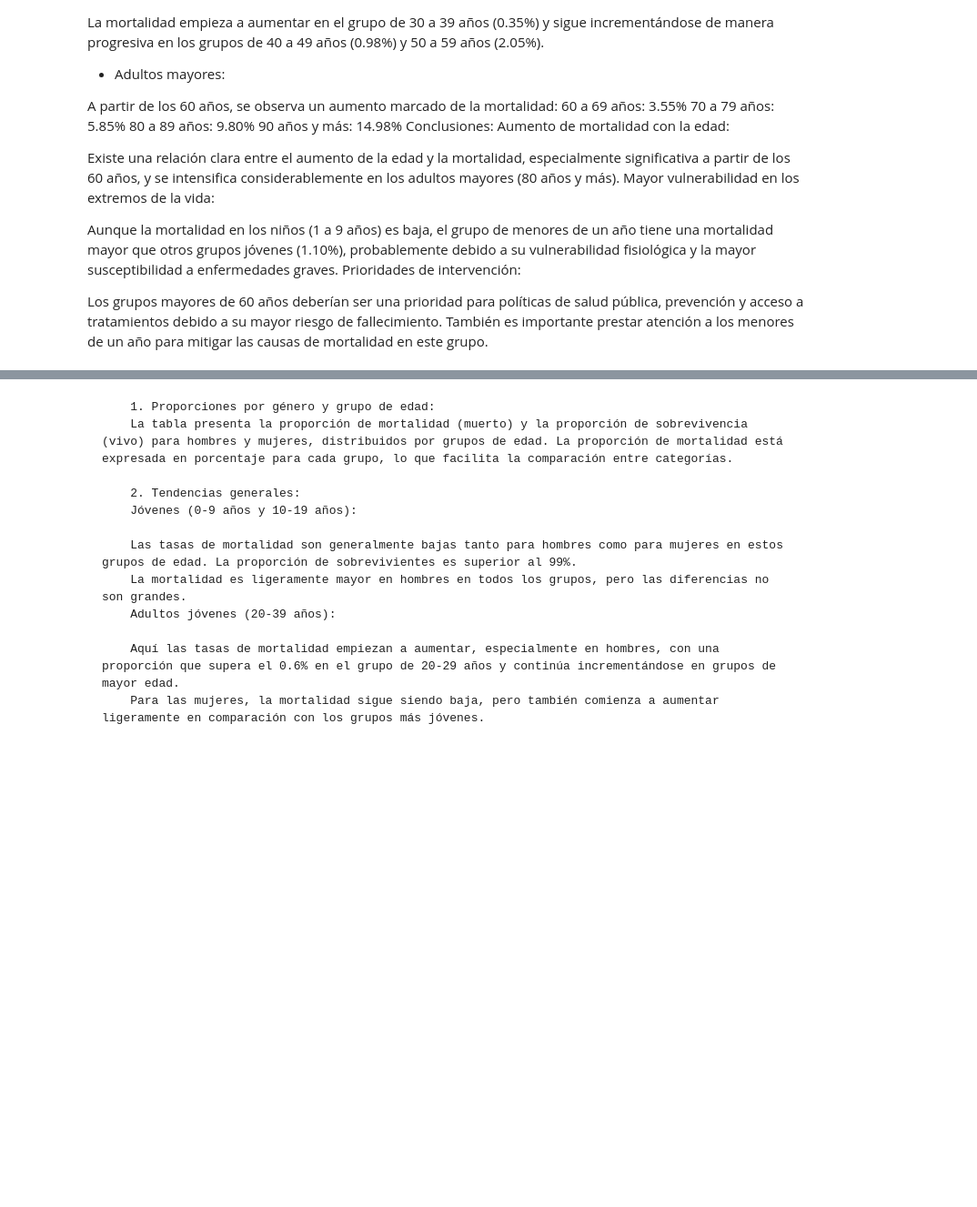
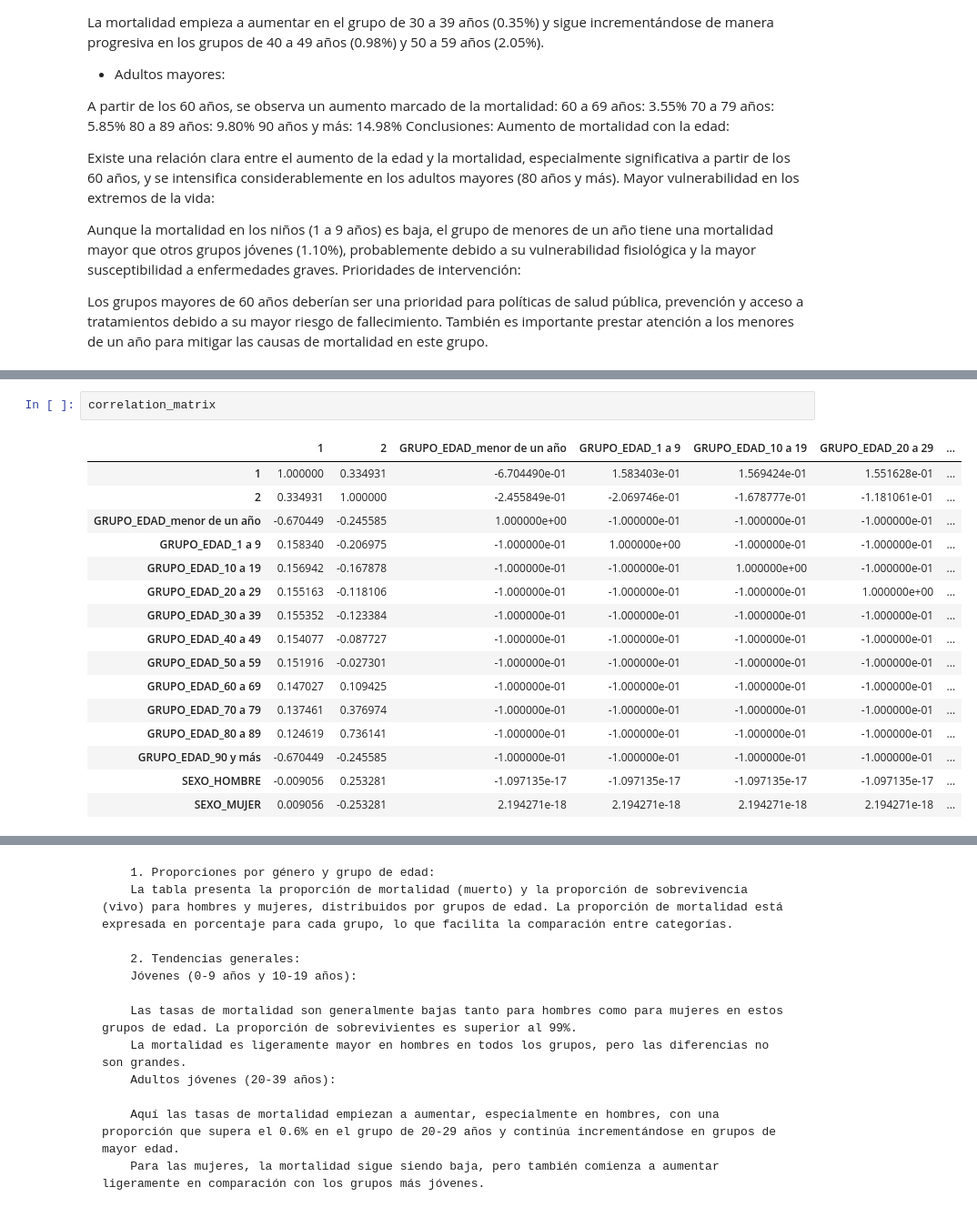
Before and after one commit to siwikiwi/ATDC--imt2200, a Jupyter notebook: egresos_vania.ipynb, the cells around one changed output, grey strips where cells are left out. Shown: that part at 91% size. Drawn from its saved outputs; the diff is of its cells as text; blank space fills up the shorter version.

```diff
--- a/egresos_vania.ipynb
+++ b/egresos_vania.ipynb
@@ -254,0 +375,19 @@ menor de un año HOMBRE   1.100874  98.899126
+# %%
+correlation_matrix
+# %% [output]
+|  | 1 | 2 | GRUPO_EDAD_menor de un año | GRUPO_EDAD_1 a 9 | GRUPO_EDAD_10 a 19 | GRUPO_EDAD_20 a 29 | ... |
+| 1 | 1.000000 | 0.334931 | -6.704490e-01 | 1.583403e-01 | 1.569424e-01 | 1.551628e-01 | ... |
+| 2 | 0.334931 | 1.000000 | -2.455849e-01 | -2.069746e-01 | -1.678777e-01 | -1.181061e-01 | ... |
+| GRUPO_EDAD_menor de un año | -0.670449 | -0.245585 | 1.000000e+00 | -1.000000e-01 | -1.000000e-01 | -1.000000e-01 | ... |
+| GRUPO_EDAD_1 a 9 | 0.158340 | -0.206975 | -1.000000e-01 | 1.000000e+00 | -1.000000e-01 | -1.000000e-01 | ... |
+| GRUPO_EDAD_10 a 19 | 0.156942 | -0.167878 | -1.000000e-01 | -1.000000e-01 | 1.000000e+00 | -1.000000e-01 | ... |
+| GRUPO_EDAD_20 a 29 | 0.155163 | -0.118106 | -1.000000e-01 | -1.000000e-01 | -1.000000e-01 | 1.000000e+00 | ... |
+| GRUPO_EDAD_30 a 39 | 0.155352 | -0.123384 | -1.000000e-01 | -1.000000e-01 | -1.000000e-01 | -1.000000e-01 | ... |
+| GRUPO_EDAD_40 a 49 | 0.154077 | -0.087727 | -1.000000e-01 | -1.000000e-01 | -1.000000e-01 | -1.000000e-01 | ... |
+| GRUPO_EDAD_50 a 59 | 0.151916 | -0.027301 | -1.000000e-01 | -1.000000e-01 | -1.000000e-01 | -1.000000e-01 | ... |
+| GRUPO_EDAD_60 a 69 | 0.147027 | 0.109425 | -1.000000e-01 | -1.000000e-01 | -1.000000e-01 | -1.000000e-01 | ... |
+| GRUPO_EDAD_70 a 79 | 0.137461 | 0.376974 | -1.000000e-01 | -1.000000e-01 | -1.000000e-01 | -1.000000e-01 | ... |
+| GRUPO_EDAD_80 a 89 | 0.124619 | 0.736141 | -1.000000e-01 | -1.000000e-01 | -1.000000e-01 | -1.000000e-01 | ... |
+| GRUPO_EDAD_90 y más | -0.670449 | -0.245585 | -1.000000e-01 | -1.000000e-01 | -1.000000e-01 | -1.000000e-01 | ... |
+| SEXO_HOMBRE | -0.009056 | 0.253281 | -1.097135e-17 | -1.097135e-17 | -1.097135e-17 | -1.097135e-17 | ... |
+| SEXO_MUJER | 0.009056 | -0.253281 | 2.194271e-18 | 2.194271e-18 | 2.194271e-18 | 2.194271e-18 | ... |
```
Also changed, not shown: parts of 22 cells of this notebook.
